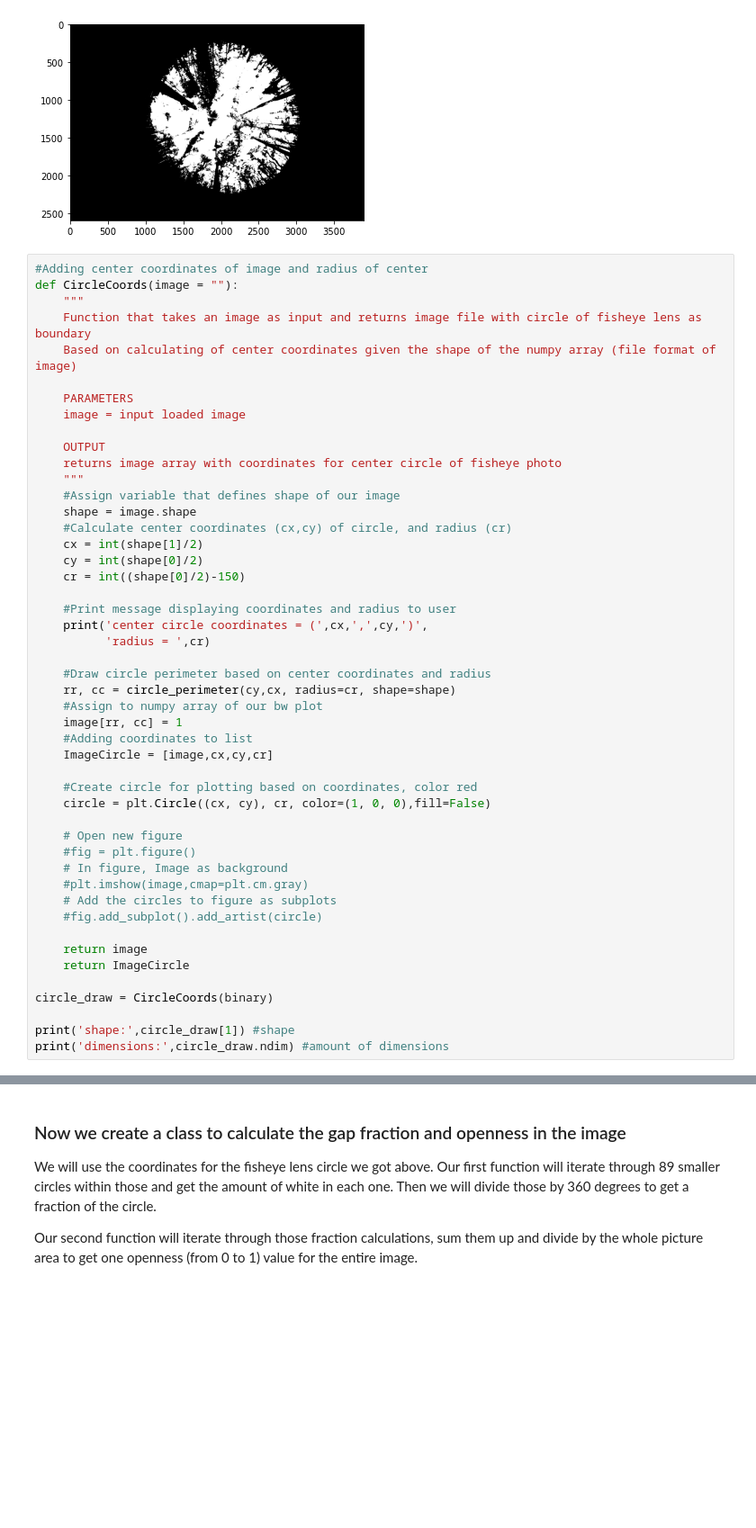
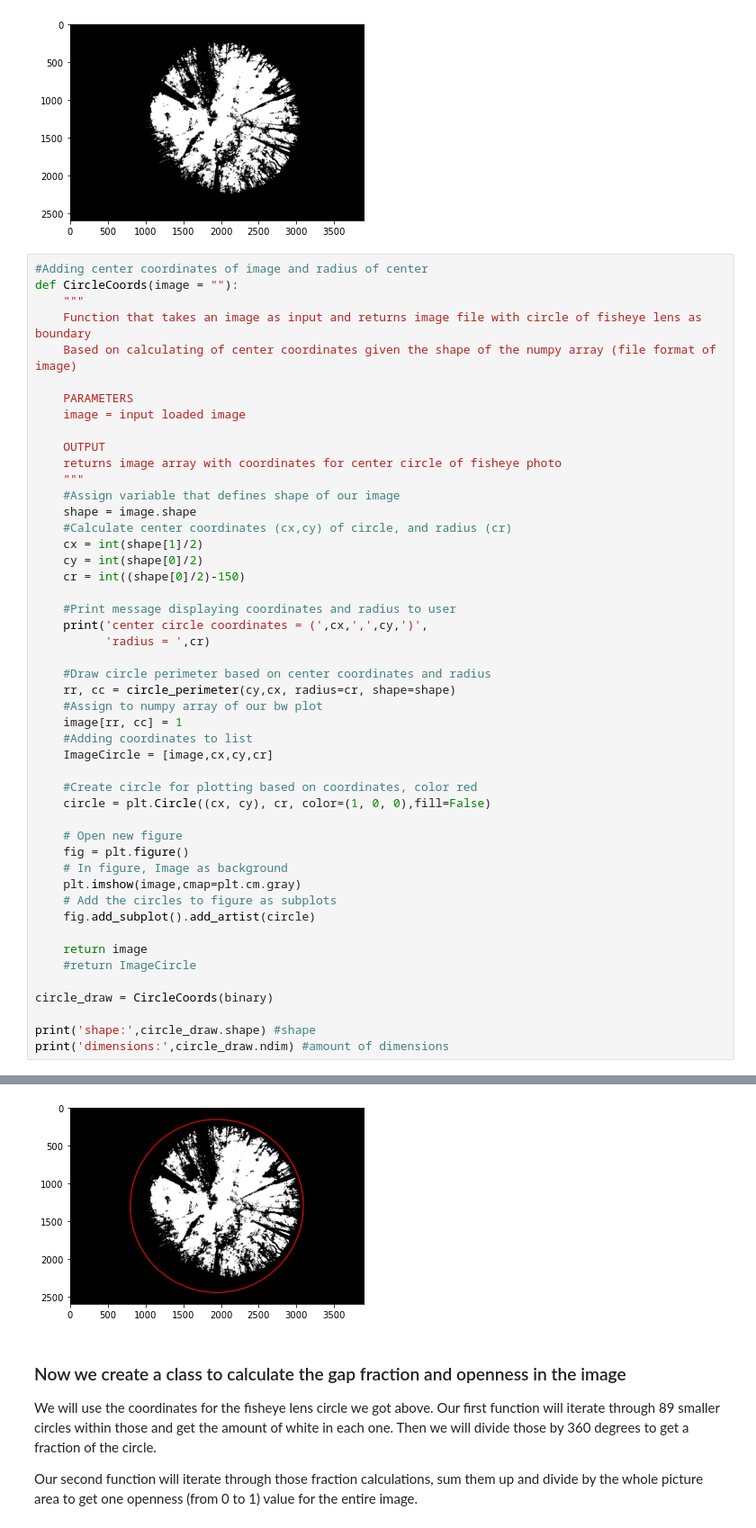
Before and after one commit to Roiak2/Canopy-Openness-from-Hemispheric-Photos, a Jupyter notebook: CanopyOpenness/CanOpenness Demo Script.ipynb, the cells around one changed output, grey strips where cells are left out. Shown at 90% size. Saved outputs shown, nothing was run; the diff lists cells and outputs as text; blank space fills up the shorter version.

```diff
--- a/CanopyOpenness/CanOpenness Demo Script.ipynb
+++ b/CanopyOpenness/CanOpenness Demo Script.ipynb
@@ -303,18 +303,18 @@ def CircleCoords(image = ""):
     circle = plt.Circle((cx, cy), cr, color=(1, 0, 0),fill=False)
 
     # Open new figure
-    #fig = plt.figure()
+    fig = plt.figure()
     # In figure, Image as background
-    #plt.imshow(image,cmap=plt.cm.gray)
+    plt.imshow(image,cmap=plt.cm.gray)
     # Add the circles to figure as subplots
-    #fig.add_subplot().add_artist(circle)
+    fig.add_subplot().add_artist(circle)
 
     return image
-    return ImageCircle
+    #return ImageCircle
 
 circle_draw = CircleCoords(binary)
 
-print('shape:',circle_draw[1]) #shape
+print('shape:',circle_draw.shape) #shape
 print('dimensions:',circle_draw.ndim) #amount of dimensions
 # %% [output]
 center circle coordinates = ( 1944 , 1296 ) radius =  1146
@@ -322,4 +322,5 @@ shape: [False False False ... False False False]
 dimensions: 2
+[figure, added]
 # %% [markdown]
 ### Now we create a class to calculate the gap fraction and openness in the image
 We will use the coordinates for the fisheye lens circle we got above.
```
Also changed, not shown: parts of 1 cell of this notebook.
